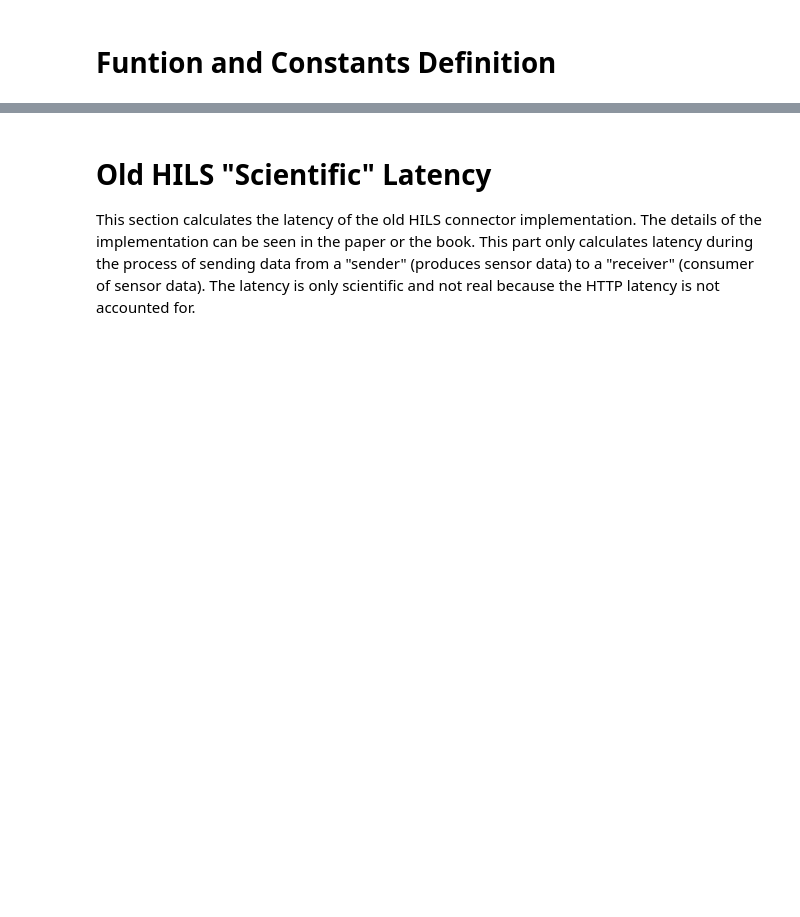
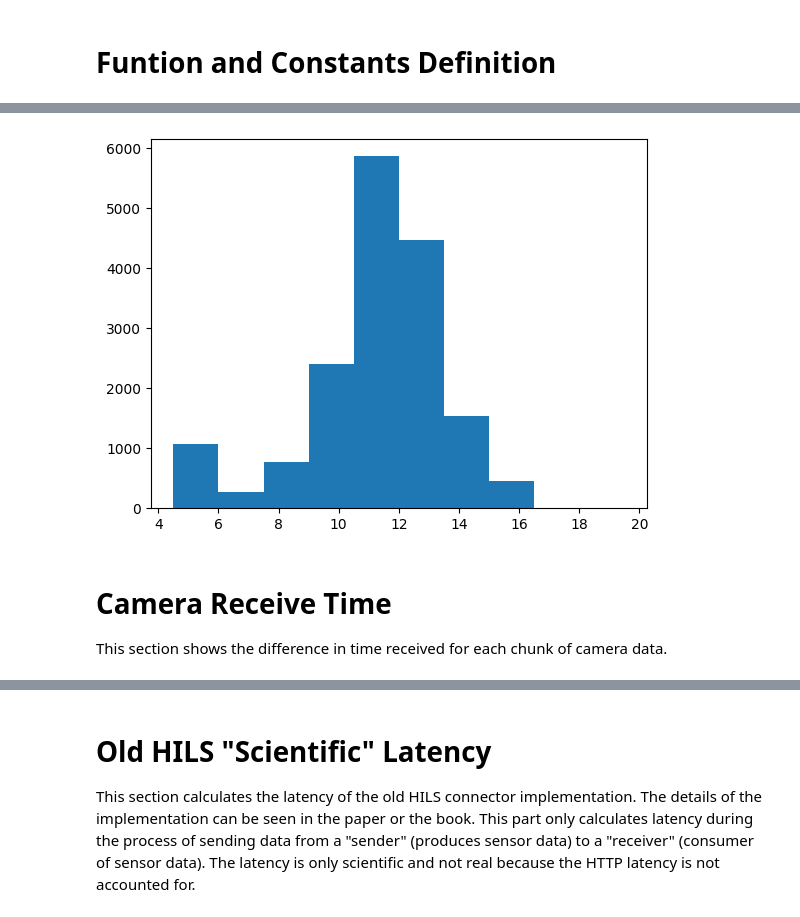
Before and after one commit to jspmarc/final-project-data, a Jupyter notebook: reader.ipynb, the cells around one changed output, grey strips where cells are left out. Drawn from its saved outputs; the diff is of its cells as text; code cells hidden in the pictures; blank space fills up the shorter version.

```diff
--- a/reader.ipynb
+++ b/reader.ipynb
@@ -84 +95,10 @@ max          5.500000
 dtype: float64
+# %%
+plt.hist(latencies)
+plt.show()
+# %% [output]
+[figure, added]
+# %% [markdown]
+# Camera Receive Time
+
+This section shows the difference in time received for each chunk of camera data.
```
Also changed, not shown: parts of 15 cells of this notebook, 2 other files.
